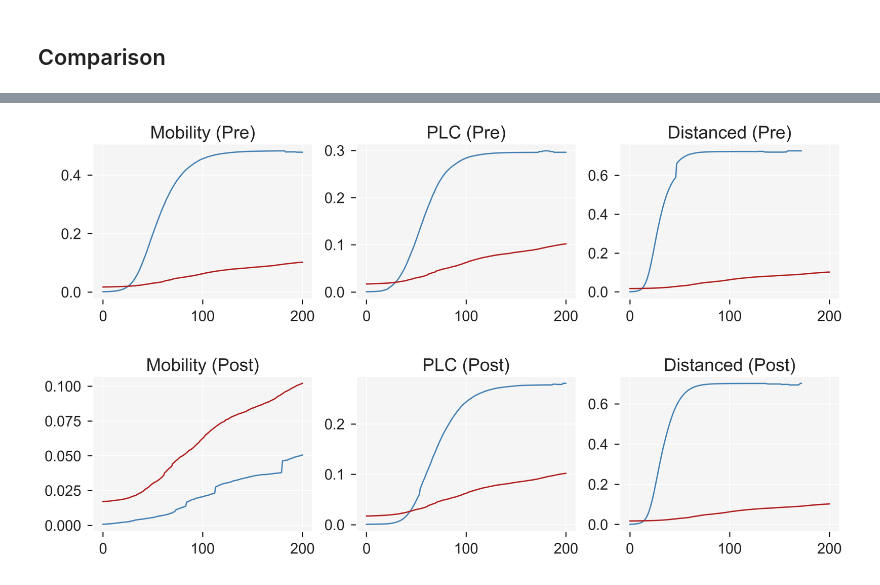
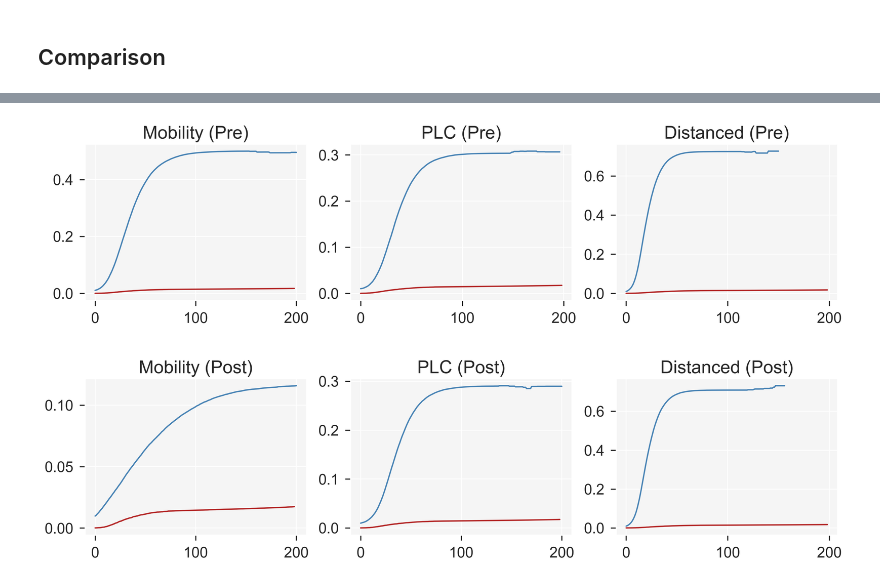
Before and after one commit to leo-pfeiffer/epi-sim, a Jupyter notebook: lib/experiments/4_model_validation.ipynb, the cells around one changed output, grey strips where cells are left out. Saved outputs shown, nothing was run; the diff lists cells and outputs as text; code cells hidden in the pictures.

Commit message:
Updated validation

```diff
--- a/lib/experiments/4_model_validation.ipynb
+++ b/lib/experiments/4_model_validation.ipynb
@@ -125,7 +88,0 @@ new_haven_covid.head()
-# %%
-first_val = new_haven_covid.loc[0, 'Total cases']
-new_cases = new_haven_covid['Total cases'].diff().fillna(first_val).values.tolist()
-
-new_haven_covid['New cases'] = [x / POPULATION for x in new_cases]
-
-first200 = new_haven_covid.loc[new_haven_covid['Date updated'] <= MAX_TIME, :].copy()
@@ -196,21 +148,21 @@ def make_nc_smooth_ts(name, max_time, p):
 
 # ===========================
 
-def new_haven_tc():
-    x = first200['Date updated'].values.tolist()
-    y = [c / POPULATION for c in first200['Total cases'].values.tolist()]
+def new_haven_tc(df):
+    x = df['Date updated'].values.tolist()
+    y = [c / POPULATION for c in df['Total cases'].values.tolist()]
     return x, y
 
 
-def new_haven_nc():
-    x = first200['Date updated'].values.tolist()
-    y = [c / POPULATION for c in first200['New cases'].values.tolist()]
+def new_haven_nc(df):
+    x = df['Date updated'].values.tolist()
+    y = [c / POPULATION for c in df['New cases'].values.tolist()]
     return x, y
 
 
-def new_haven_nc_smooth(p):
-    x = first200['Date updated'].values.tolist()
-    y = [c / POPULATION for c in first200['New cases'].rolling(p).mean().values.tolist()]
+def new_haven_nc_smooth(df, p):
+    x = df['Date updated'].values.tolist()
+    y = [c / POPULATION for c in df['New cases'].rolling(p).mean().values.tolist()]
     return x, y
 # %% [markdown]
 ## Comparison
@@ -230,31 +169,37 @@ dd.plot(x='time', y='I')
+# %%
+first_wave = make_new_haven_covid(start_date='2020-03-15')
+second_wave = make_new_haven_covid(start_date='2020-10-01')
 # %%
-matplotlib.style.use('seaborn')
-matplotlib.rcParams['figure.dpi'] = 300
-seaborn.set_context('notebook', font_scale=1.5)
+def comparison_plot(wave_df):
+    matplotlib.style.use('seaborn')
+    matplotlib.rcParams['figure.dpi'] = 300
+    seaborn.set_context('notebook', font_scale=1.5)
 
-fig, (r1, r2) = plt.subplots(2, 3, figsize=(15, 8), facecolor='w',
-                             gridspec_kw={'width_ratios': [1, 1, 1]})
+    fig, (r1, r2) = plt.subplots(2, 3, figsize=(15, 8), facecolor='w',
+                                 gridspec_kw={'width_ratios': [1, 1, 1]})
 
-x, y = new_haven_tc()
+    x, y = new_haven_tc(wave_df)
 
-data = [
-    {'name': 'seir_mobility_pre_validation', 'title': 'Mobility (Pre)'},
-    {'name': 'seir_plc_pre_validation', 'title': 'PLC (Pre)'},
-    {'name': 'seir_distanced_pre_validation', 'title': 'Distanced (Pre)'},
+    data = [
+        {'name': 'seir_mobility_pre_validation', 'title': 'Mobility (Pre)'},
+        {'name': 'seir_plc_pre_validation', 'title': 'PLC (Pre)'},
+        {'name': 'seir_distanced_pre_validation', 'title': 'Distanced (Pre)'},
 
-    {'name': 'seir_mobility_post_validation', 'title': 'Mobility (Post)'},
-    {'name': 'seir_plc_post_validation', 'title': 'PLC (Post)'},
-    {'name': 'seir_distanced_post_validation', 'title': 'Distanced (Post)'},
-]
+        {'name': 'seir_mobility_post_validation', 'title': 'Mobility (Post)'},
+        {'name': 'seir_plc_post_validation', 'title': 'PLC (Post)'},
+        {'name': 'seir_distanced_post_validation', 'title': 'Distanced (Post)'},
+    ]
 
-for ax, d in zip([*r1, *r2], data):
-    ax.plot(*make_tc_ts(d['name'], MAX_TIME), color='steelblue')
-    ax.plot(x, y, color='firebrick')
-    ax.set_facecolor('#F5F5F5')
-    ax.set_title(d['title'], fontsize=20)
+    for ax, d in zip([*r1, *r2], data):
+        ax.plot(*make_tc_ts(d['name'], MAX_TIME), color='steelblue')
+        ax.plot(x, y, color='firebrick')
+        ax.set_facecolor('#F5F5F5')
+        ax.set_title(d['title'], fontsize=20)
 
-plt.subplots_adjust(hspace=0.5)
-# plt.savefig(GRAPHICS + '/comparison-network-metrics.png', bbox_inches="tight")
-plt.show()
+    plt.subplots_adjust(hspace=0.5)
+    # plt.savefig(GRAPHICS + '/comparison-network-metrics.png', bbox_inches="tight")
+    plt.show()
-# %% [output]
-[figure, removed]
+# %%
+comparison_plot(first_wave)
+# %% [output]
+[figure, added]
```
Also changed, not shown: parts of 12 cells of this notebook.
